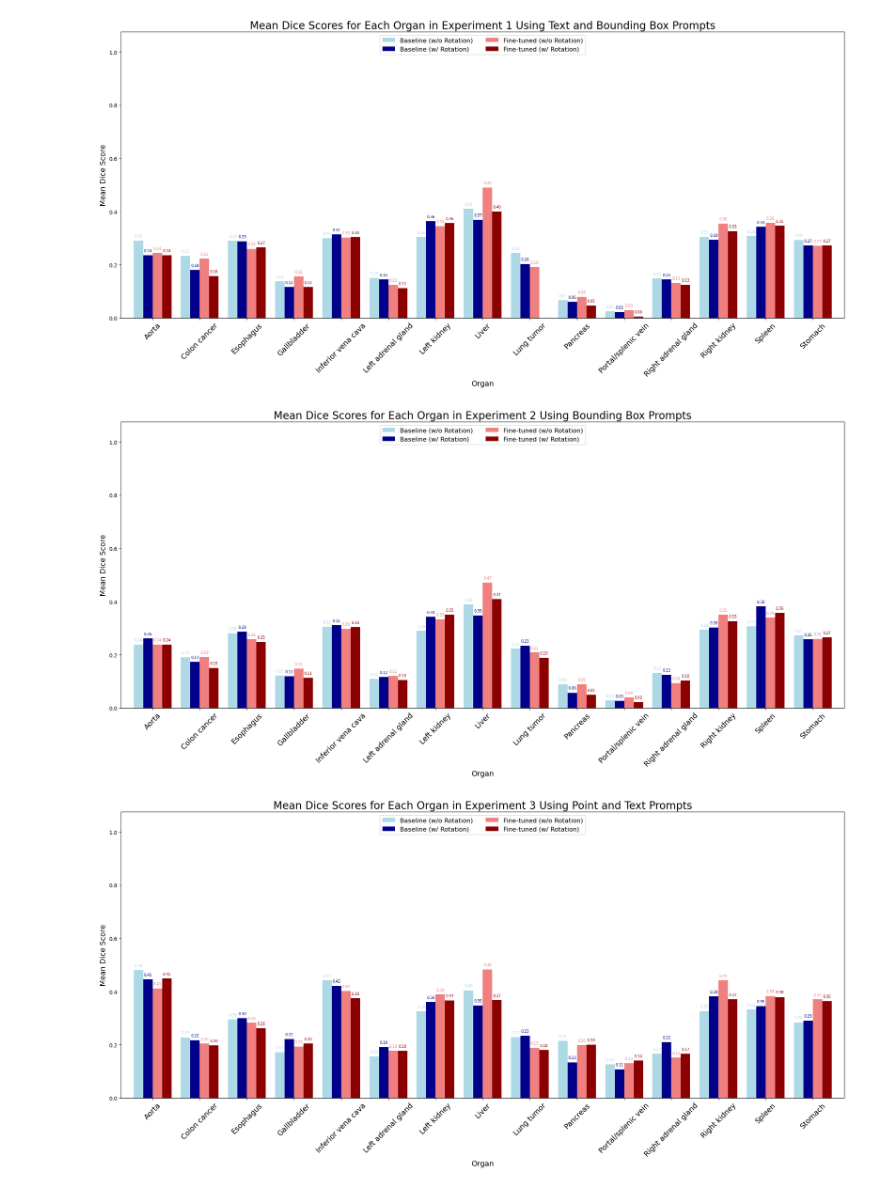
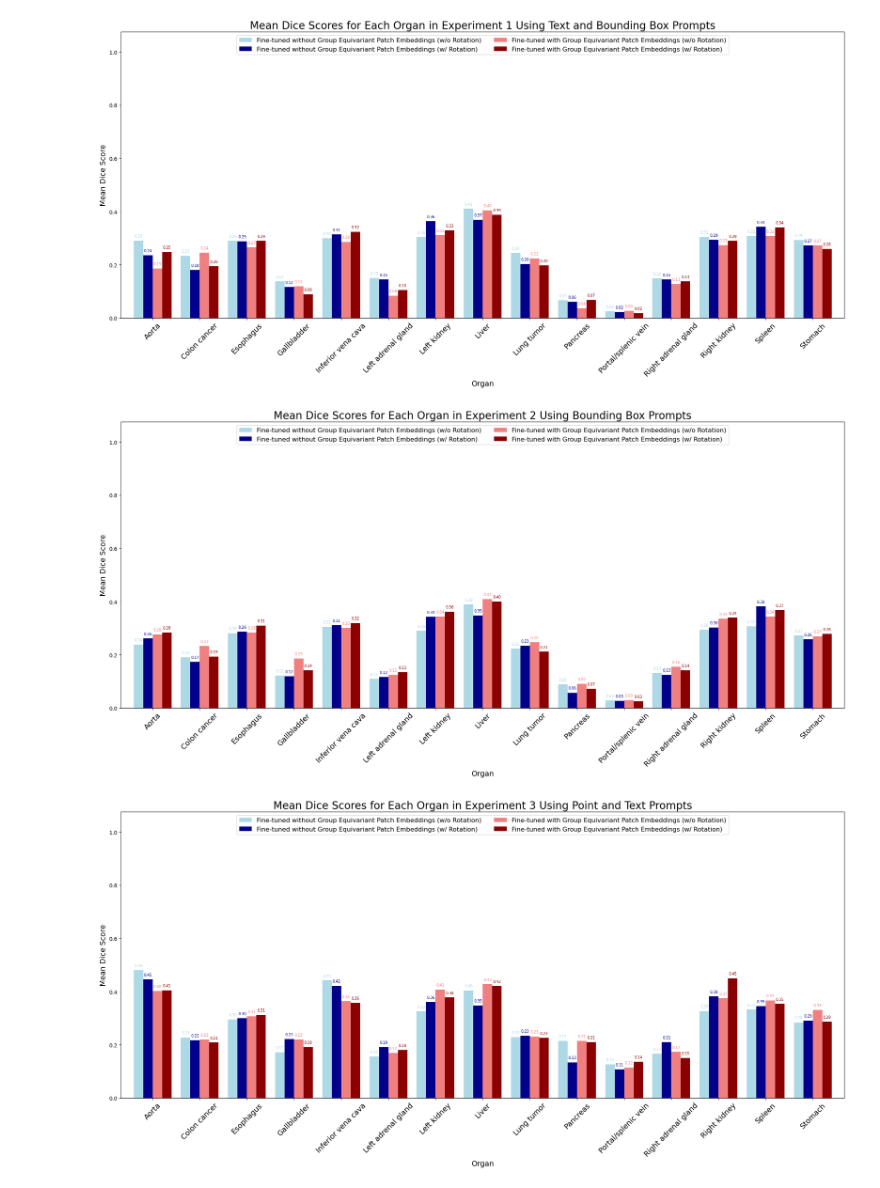
Before and after one commit to DB19222/DL2-group5-med-seg, a Jupyter notebook: logs/results/create_plots.ipynb, the cells around one changed output. Cells and saved outputs as stored; diff of their text form; code cells hidden in the pictures.

Commit message:
Finalized Figures

```diff
--- a/logs/results/create_plots.ipynb
+++ b/logs/results/create_plots.ipynb
@@ -12,7 +12,7 @@ experiment_mapping = {
     6: 'Text',
 }
 
-dirs = ['baseline_30_epochs', 'ft_49_epochts_(+4datasets)']
+dirs = ['baseline_30_epochs', 'ft_25_epochs']
 
 def load_data_from_directories(dirs):
     result_frames = []
@@ -65,37 +65,37 @@ for experiment in sorted(combined_result_frame['Experiment'].unique()):
     total_width = (num_bars - 1) * group_width + before_first_bar + after_last_bar
 
     bar_positions = [before_first_bar + i * group_width for i in range(num_bars)]
     pos_dict = {
-        (False, dirs[0]): [-1.5 * bar_width, 'lightblue', 'Baseline (w/o Rotation)'],
-        (True, dirs[0]): [-0.5 * bar_width, 'darkblue', 'Baseline (w/ Rotation)'],
-        (False, dirs[1]): [0.5 * bar_width, 'lightcoral', 'Fine-tuned (w/o Rotation)'],
-        (True, dirs[1]): [1.5 * bar_width, 'darkred', 'Fine-tuned (w/ Rotation)']
+        (False, dirs[0]): [-1.5 * bar_width, 'lightblue', 'Fine-tuned without Group Equivariant Patch Embeddings (w/o Rotation)'],
+        (True, dirs[0]): [-0.5 * bar_width, 'darkblue', 'Fine-tuned without Group Equivariant Patch Embeddings (w/ Rotation)'],
+        (False, dirs[1]): [0.5 * bar_width, 'lightcoral', 'Fine-tuned with Group Equivariant Patch Embeddings (w/o Rotation)'],
+        (True, dirs[1]): [1.5 * bar_width, 'darkred', 'Fine-tuned with Group Equivariant Patch Embeddings (w/ Rotation)'],
     }
 
     for key, (offset, color, label) in pos_dict.items():
 
         if key in mean_scores.columns:
 
             positions = [x + offset for x in bar_positions]
 
             plt.bar(positions, mean_scores[key].values, color=color, width=bar_width, label=label)
 
             # Annotate the bars with the mean values
             for i, value in enumerate(mean_scores[key].values):
                 if not pd.isna(value):
                     plt.text(positions[i], value + 0.01, f'{value:.2f}', ha='center', va='bottom', color=color, fontsize=7)
 
     plt.xlabel('Organ', fontsize=14)
     plt.ylabel('Mean Dice Score', fontsize=14)
     plt.title(f"Mean Dice Scores for Each Organ in Experiment {experiment - 1} Using {experiment_mapping[experiment]} Prompts", fontsize=20)
     plt.xticks(bar_positions, mean_scores.index, rotation=45, fontsize=14)
     plt.legend(ncol=2, loc='upper center', bbox_to_anchor=(0.5, 1.0), fontsize=12)
     plt.xlim(-before_first_bar, total_width - after_last_bar + 1)
     plt.ylim(0, 1.075)
     plt.tight_layout()
     plt.savefig(f'../../figures/experiment_{experiment - 1}_dice_scores_{dirs[0]}_{dirs[1]}.png')
     plt.show()
 # %% [output]
-[figure, old version]
+[figure, new version]
-[figure, old version]
+[figure, new version]
-[figure, old version]
+[figure, new version]
```
Also changed, not shown: parts of 4 cells of this notebook, 44 other files.
